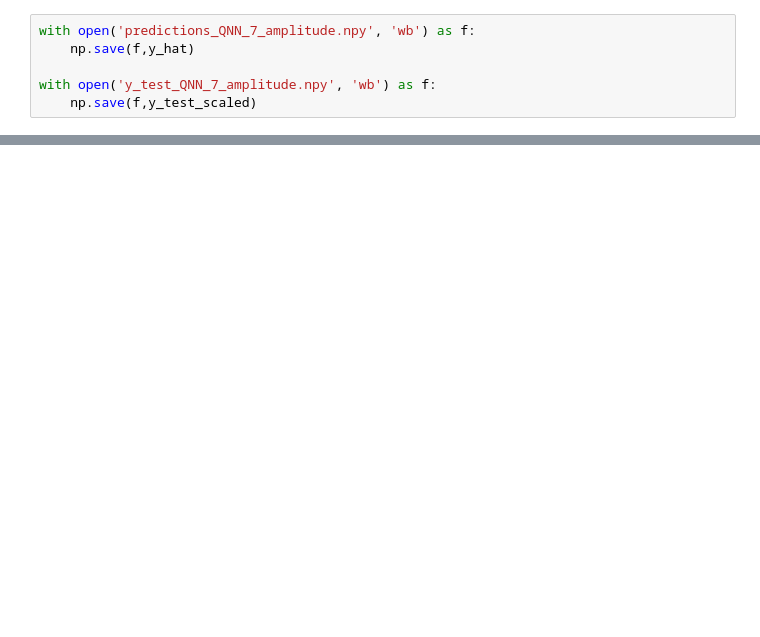
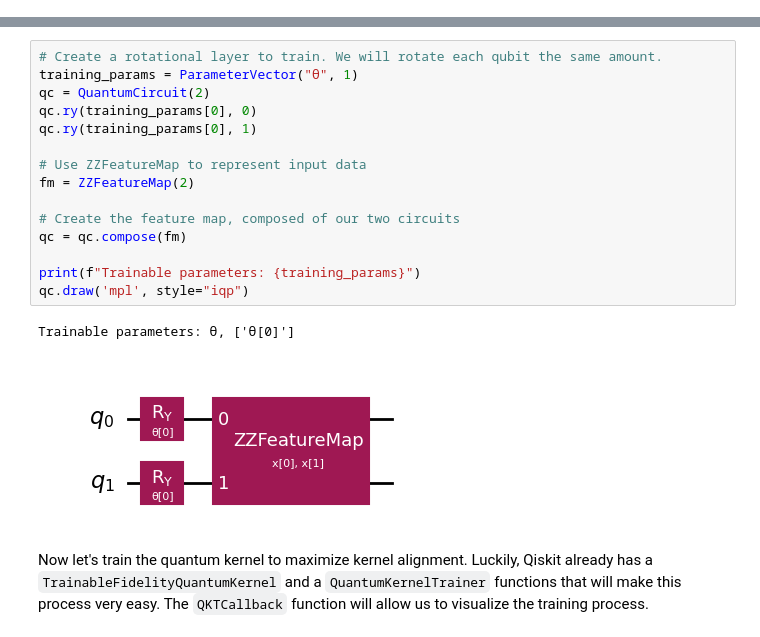
Before and after one commit to laiadc/QML, a Jupyter notebook: QSVM tutorial/QSVM.ipynb, the cells around one changed output, grey strips where cells are left out. Cells and saved outputs as stored; diff of their text form; blank space fills up the shorter version.

```diff
--- a/QSVM tutorial/QSVM.ipynb
+++ b/QSVM tutorial/QSVM.ipynb
@@ -179,6 +0,0 @@ y_hat.shape
-# %%
-with open('predictions_QNN_7_amplitude.npy', 'wb') as f:
-    np.save(f,y_hat)
-
-with open('y_test_QNN_7_amplitude.npy', 'wb') as f:
-    np.save(f,y_test_scaled)
@@ -195,0 +326,20 @@ plt.plot(y_test_scaled, 'o')
+# %%
+# Create a rotational layer to train. We will rotate each qubit the same amount.
+training_params = ParameterVector("θ", 1)
+qc = QuantumCircuit(2)
+qc.ry(training_params[0], 0)
+qc.ry(training_params[0], 1)
+
+# Use ZZFeatureMap to represent input data
+fm = ZZFeatureMap(2)
+
+# Create the feature map, composed of our two circuits
+qc = qc.compose(fm)
+
+print(f"Trainable parameters: {training_params}")
+qc.draw('mpl', style="iqp")
+# %% [output]
+Trainable parameters: θ, ['θ[0]']
+[figure, added]
+# %% [markdown]
+Now let's train the quantum kernel to maximize kernel alignment. Luckily, Qiskit already has a `TrainableFidelityQuantumKernel` and a `QuantumKernelTrainer` functions that will make this process very easy. The `QKTCallback` function will allow us to visualize the training process.
```
Also changed, not shown: parts of 59 cells of this notebook, 5 other files.
